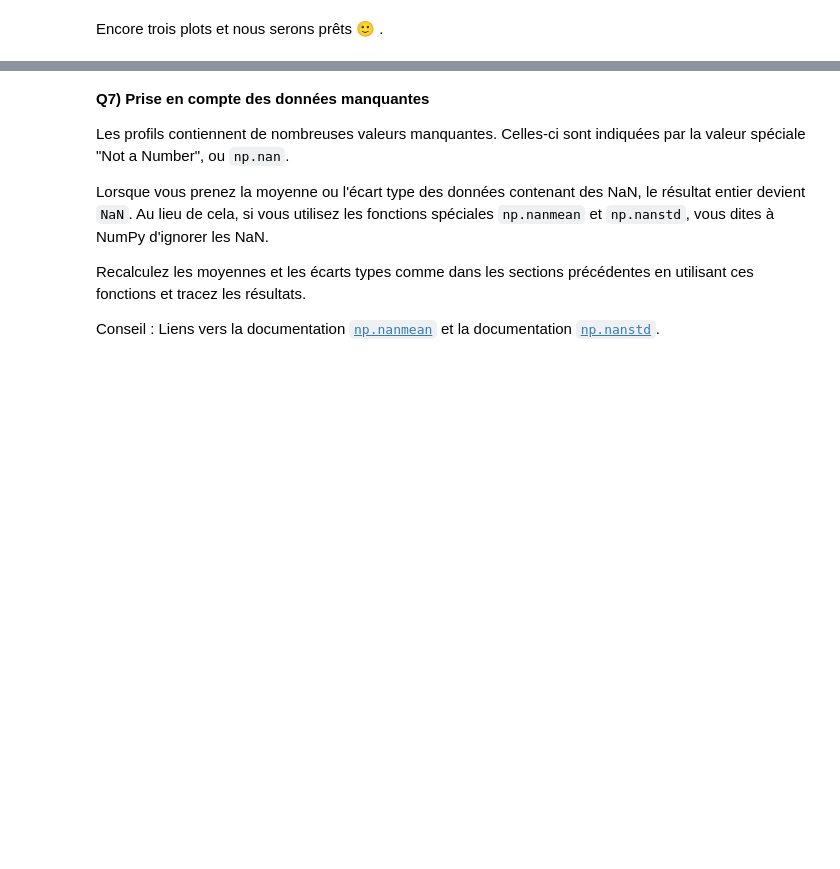
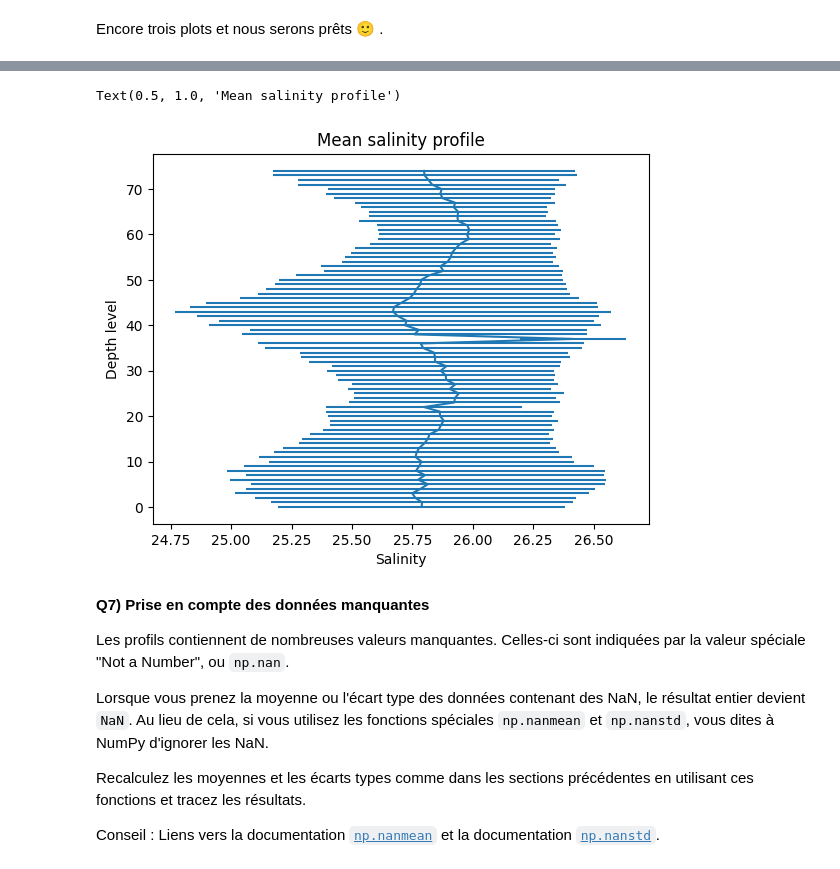
Before and after one commit to Syruna/2024_Geoinformatique_I, a Jupyter notebook: Geoinformatique_I/IP/Exercices_IP/S4_IP_exercice.ipynb, the cells around one changed output, grey strips where cells are left out. Cells and saved outputs as stored; diff of their text form; code cells hidden in the pictures; blank space fills up the shorter version.

```diff
--- a/Geoinformatique_I/IP/Exercices_IP/S4_IP_exercice.ipynb
+++ b/Geoinformatique_I/IP/Exercices_IP/S4_IP_exercice.ipynb
@@ -347,3 +355,11 @@ Encore trois plots et nous serons prêts 🙂 .
+# %%
+plt.errorbar(moyenne,level_arange, xerr = ecart)
+plt.xlabel("Salinity")
+plt.ylabel("Depth level")
+plt.title("Mean salinity profile")
+# %% [output]
+Text(0.5, 1.0, 'Mean salinity profile')
+[figure, added]
 # %% [markdown]
 **Q7) Prise en compte des données manquantes**
 
```
Also changed, not shown: parts of 11 cells of this notebook.
